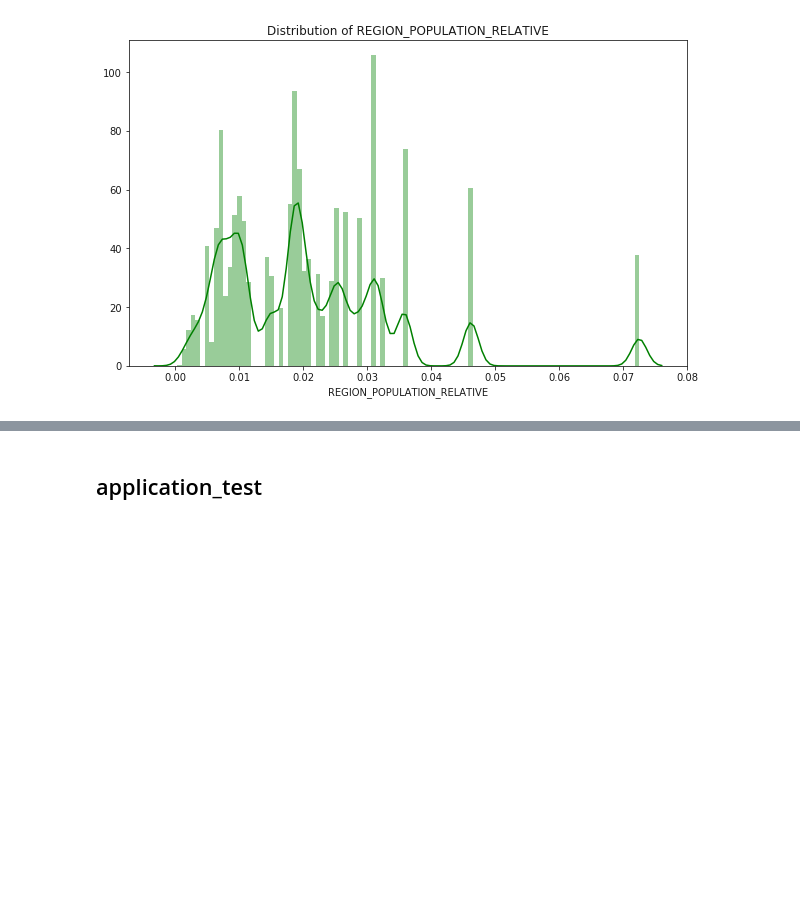
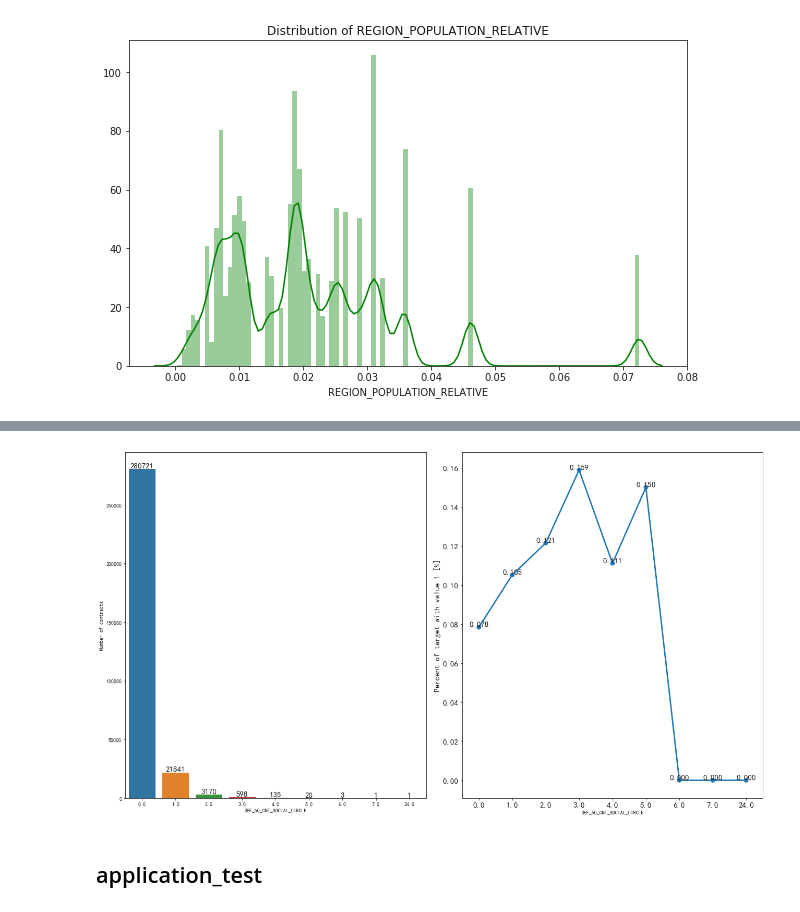
Before and after one commit to MagleHJ/Kaggle_Home_Credit_Default_Risk, a Jupyter notebook: src/xxq/EDA.ipynb, the cells around one changed output, grey strips where cells are left out. Saved outputs shown, nothing was run; the diff lists cells and outputs as text; code cells hidden in the pictures; blank space fills up the shorter version.

```diff
--- a/src/xxq/EDA.ipynb
+++ b/src/xxq/EDA.ipynb
@@ -553,3 +591,7 @@ plot_distribution('REGION_POPULATION_RELATIVE',application_train,'green')
+# %%
+plot_stats('DEF_60_CNT_SOCIAL_CIRCLE',application_train)
+# %% [output]
+[figure, added]
 # %% [markdown]
 ##  application_test
 # %%
```
Also changed, not shown: parts of 13 cells of this notebook, 1 other file.
